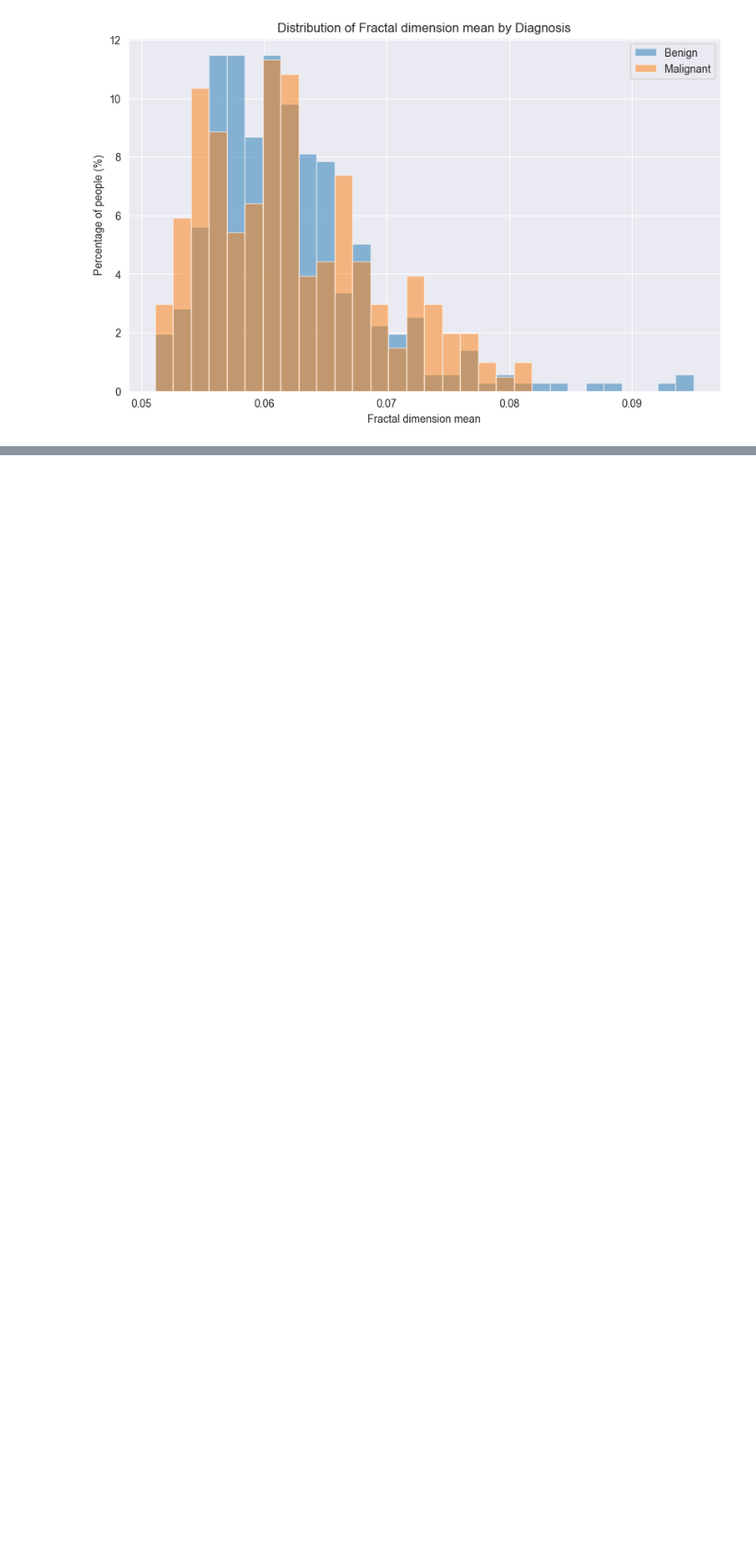
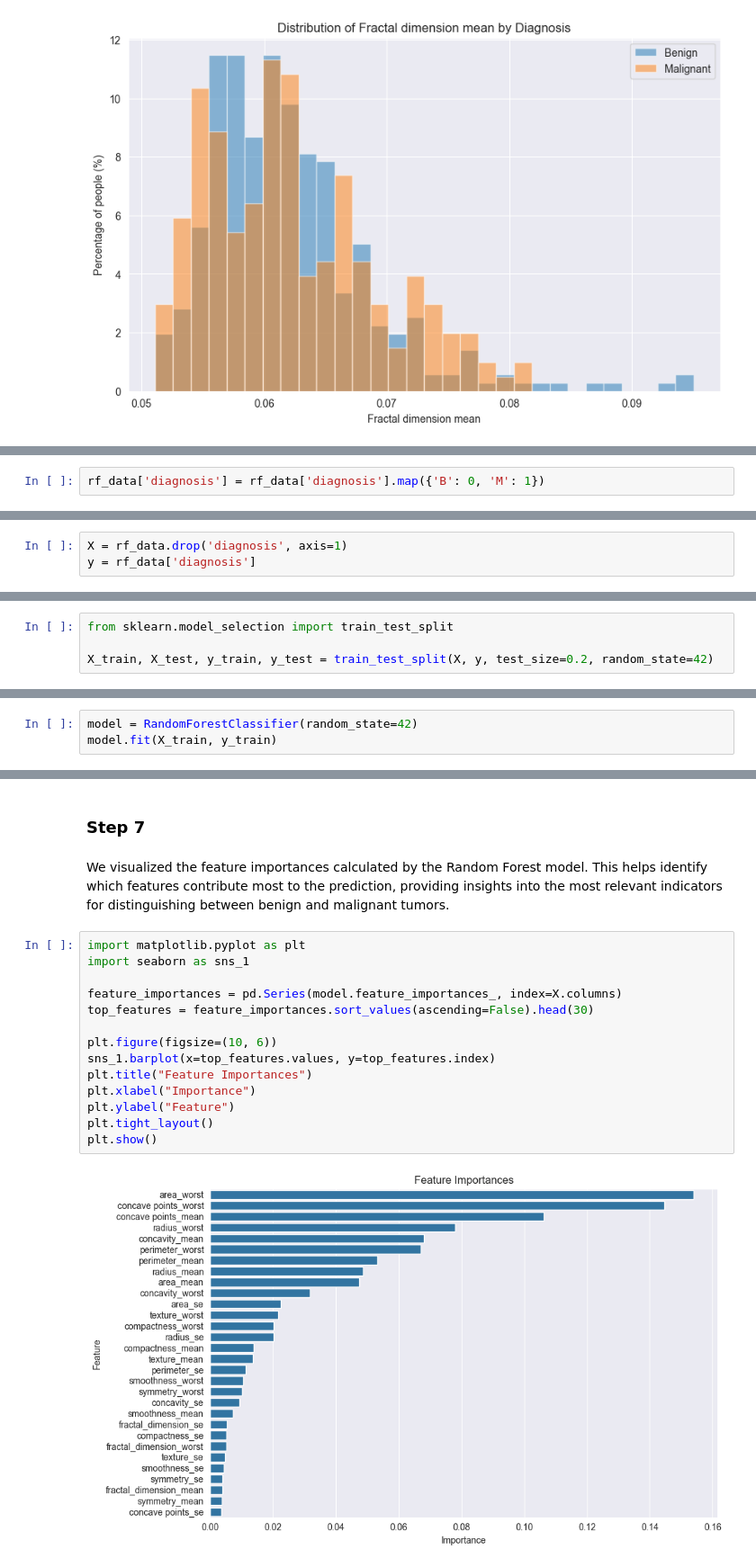
Before and after one commit to plamensve/RANDOM_FOREST_ALGORITHM, a Jupyter notebook: random_forest_algorithm.ipynb, the cells around one changed output, grey strips where cells are left out. Shown at 90% size. Saved outputs shown, nothing was run; the diff lists cells and outputs as text; blank space fills up the shorter version.

Commit message:
ADD: Random forest algorithm

```diff
--- a/random_forest_algorithm.ipynb
+++ b/random_forest_algorithm.ipynb
@@ -609,0 +654,2 @@ plt.show()
+# %%
+rf_data['diagnosis'] = rf_data['diagnosis'].map({'B': 0, 'M': 1})
@@ -609,0 +676,3 @@ plt.show()
+# %%
+X = rf_data.drop('diagnosis', axis=1)
+y = rf_data['diagnosis']
@@ -609,0 +683,4 @@ plt.show()
+# %%
+from sklearn.model_selection import train_test_split
+
+X_train, X_test, y_train, y_test = train_test_split(X, y, test_size=0.2, random_state=42)
@@ -609,0 +691,3 @@ plt.show()
+# %%
+model = RandomForestClassifier(random_state=42)
+model.fit(X_train, y_train)
@@ -609,0 +723,20 @@ plt.show()
+# %% [markdown]
+### Step 7
+# %% [markdown]
+We visualized the feature importances calculated by the Random Forest model. This helps identify which features contribute most to the prediction, providing insights into the most relevant indicators for distinguishing between benign and malignant tumors.
+# %%
+import matplotlib.pyplot as plt
+import seaborn as sns_1
+
+feature_importances = pd.Series(model.feature_importances_, index=X.columns)
+top_features = feature_importances.sort_values(ascending=False).head(30)
+
+plt.figure(figsize=(10, 6))
+sns_1.barplot(x=top_features.values, y=top_features.index)
+plt.title("Feature Importances")
+plt.xlabel("Importance")
+plt.ylabel("Feature")
+plt.tight_layout()
+plt.show()
+# %% [output]
+[figure, added]
```
Also changed, not shown: parts of 24 cells of this notebook, 4 other files.
